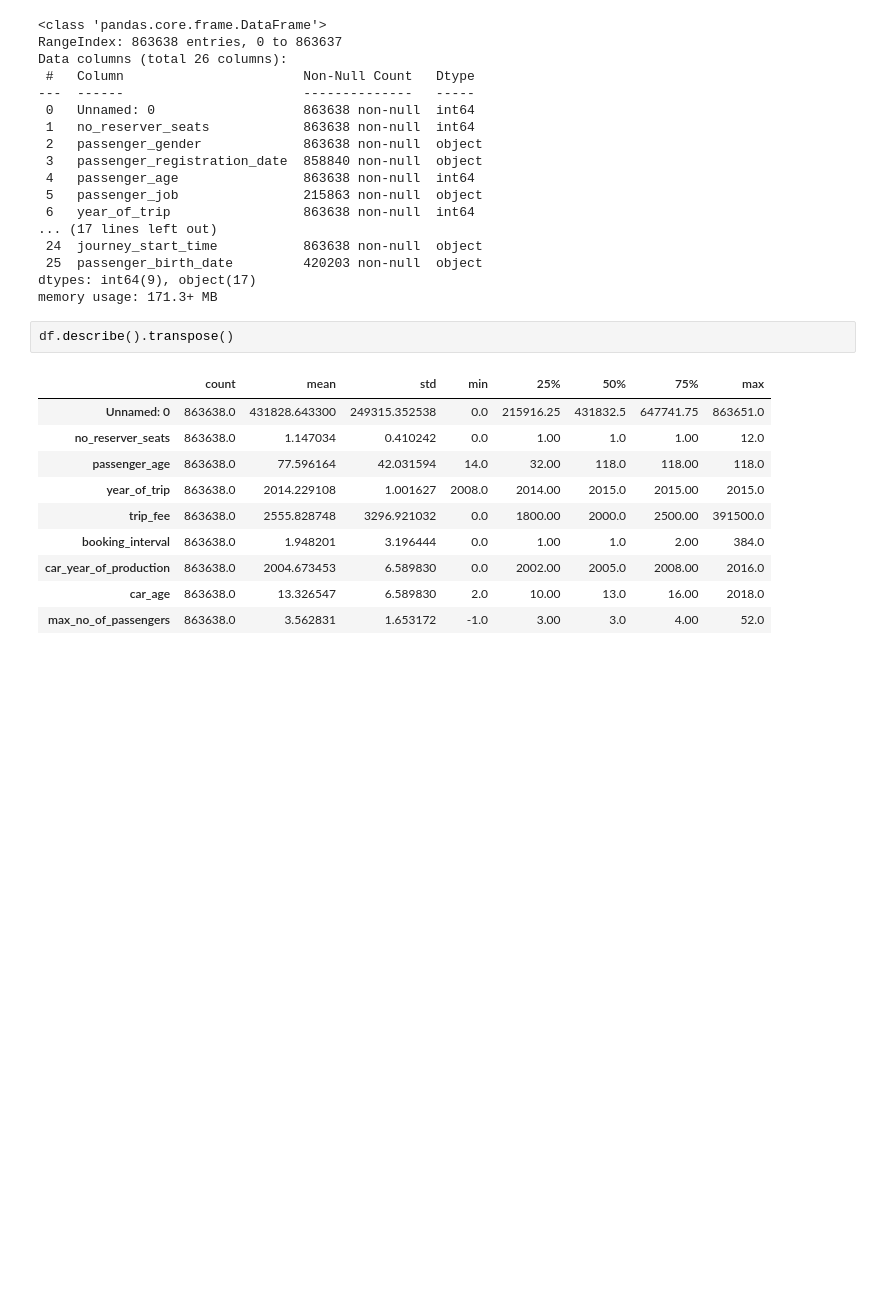
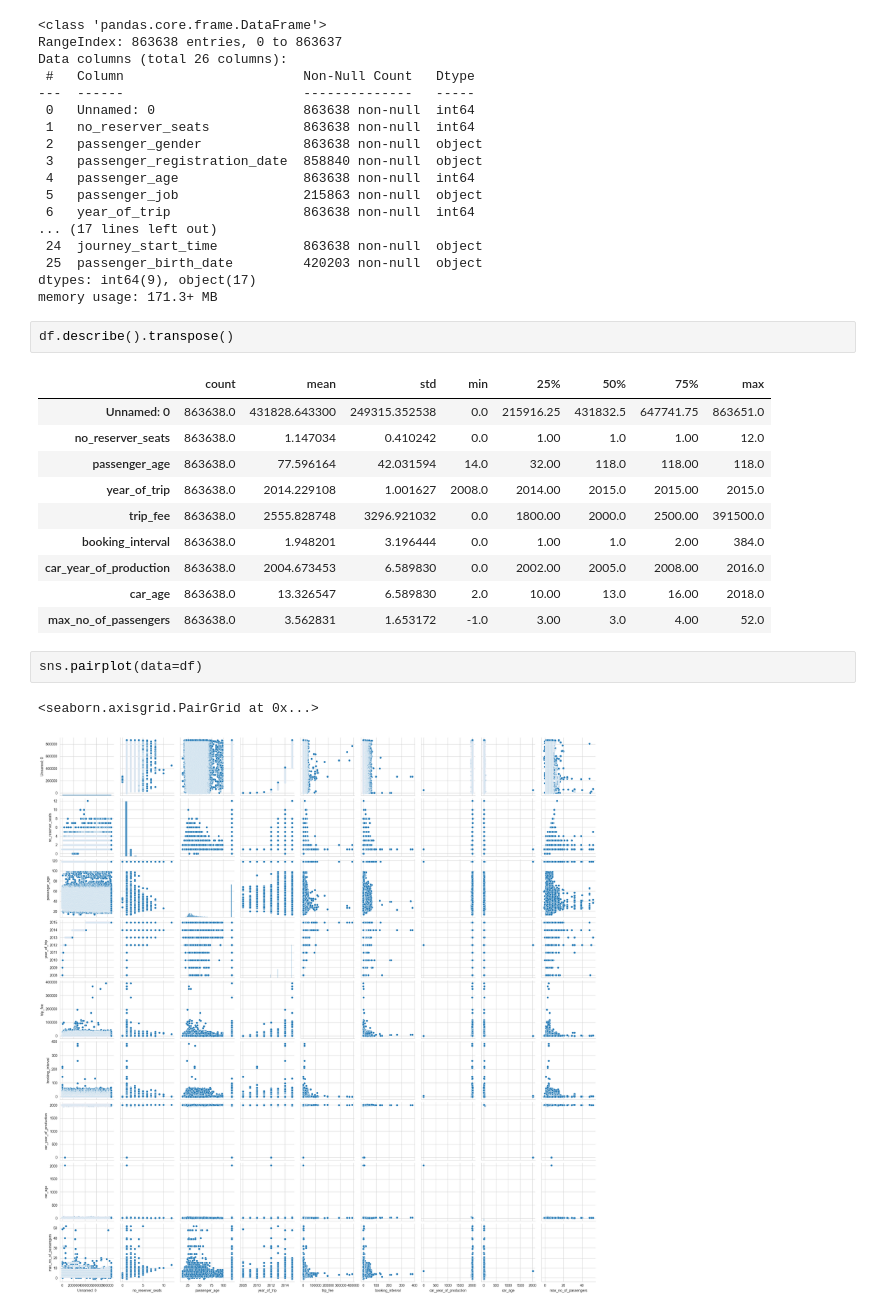
Before and after one commit to SimonNagy/rnd-ridesharing-ml, a Jupyter notebook: scripts/analysis-v01.ipynb, the cells around one changed output. Saved outputs shown, nothing was run; the diff lists cells and outputs as text; blank space fills up the shorter version.

```diff
--- a/scripts/analysis-v01.ipynb
+++ b/scripts/analysis-v01.ipynb
@@ -44,3 +44,8 @@ df.describe().transpose()
 | car_year_of_production | 863638.0 | 2004.673453 | 6.589830 | 0.0 | 2002.00 | 2005.0 | 2008.00 | 2016.0 |
 | car_age | 863638.0 | 13.326547 | 6.589830 | 2.0 | 10.00 | 13.0 | 16.00 | 2018.0 |
 | max_no_of_passengers | 863638.0 | 3.562831 | 1.653172 | -1.0 | 3.00 | 3.0 | 4.00 | 52.0 |
+# %%
+sns.pairplot(data=df)
+# %% [output]
+<seaborn.axisgrid.PairGrid at 0x...>
+[figure, added]
```
Also changed, not shown: 2 other files.
